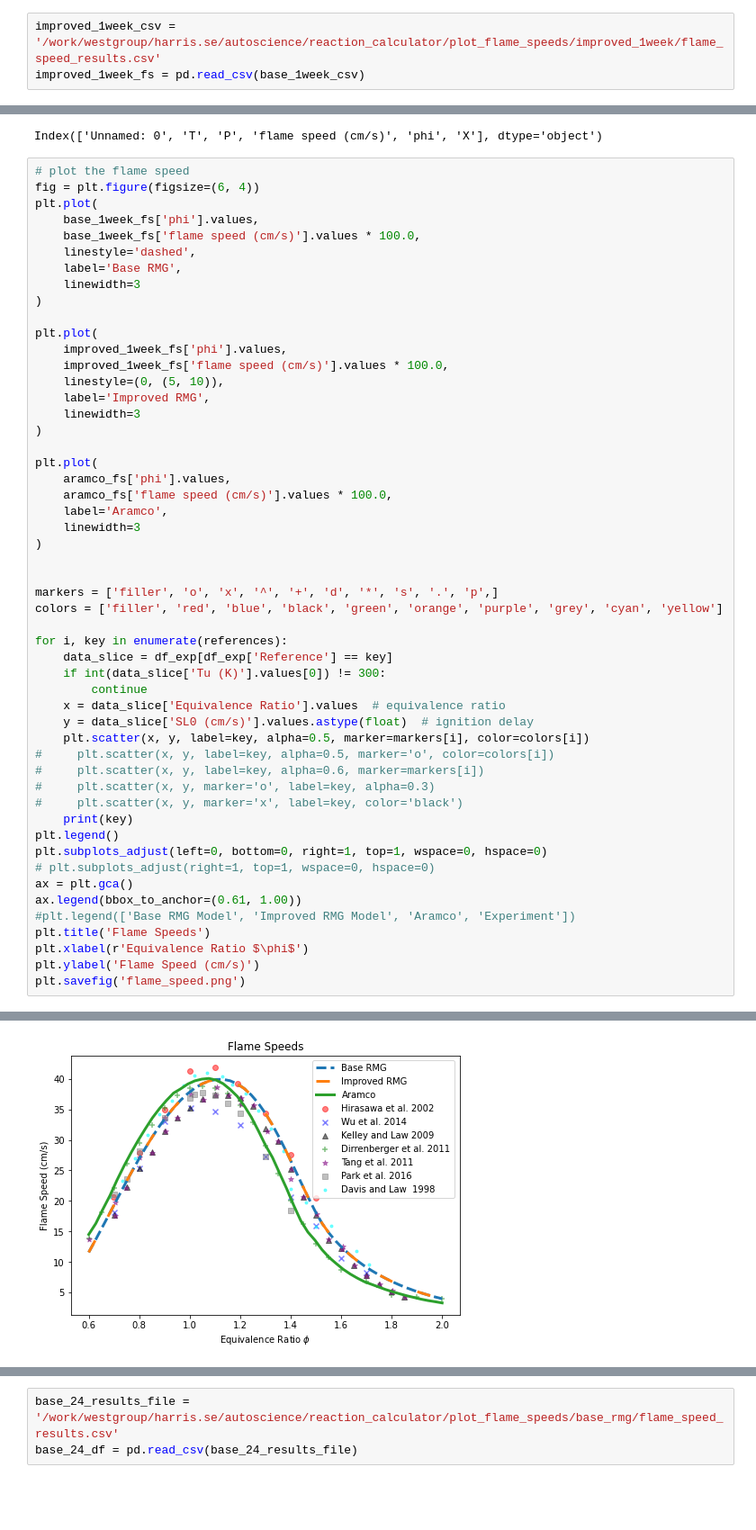
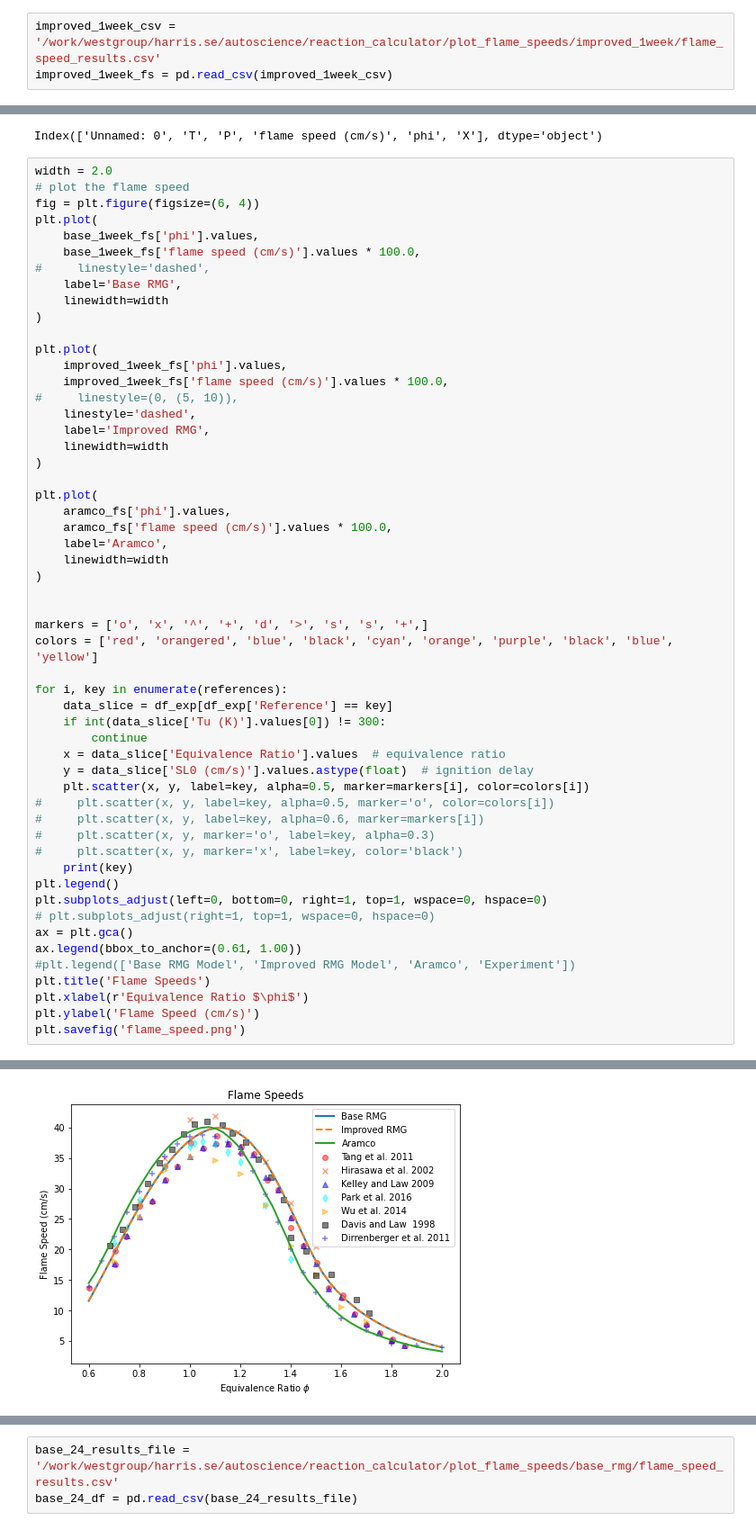
Before and after one commit to comocheng/autoscience_workflow, a Jupyter notebook: plot_flame_speeds/plot_flame_speeds.ipynb, the cells around one changed output, grey strips where cells are left out. Shown: that part at 90% size. Cells and saved outputs as stored; diff of their text form; blank space fills up the shorter version.

Commit message:
fix bug where base flame is loaded instead of improved one

```diff
--- a/plot_flame_speeds/plot_flame_speeds.ipynb
+++ b/plot_flame_speeds/plot_flame_speeds.ipynb
@@ -64,7 +64,7 @@ base_1week_fs = pd.read_csv(base_1week_csv)
 # print(base_1week_fs)
 # %%
 improved_1week_csv = '/work/westgroup/harris.se/autoscience/reaction_calculator/plot_flame_speeds/improved_1week/flame_speed_results.csv'
-improved_1week_fs = pd.read_csv(base_1week_csv)
+improved_1week_fs = pd.read_csv(improved_1week_csv)
 # %%
 aramco_csv = '/work/westgroup/harris.se/autoscience/reaction_calculator/plot_flame_speeds/aramco/flame_speed_results.csv'
 aramco_fs = pd.read_csv(aramco_csv)
@@ -73,34 +73,36 @@ aramco_fs.columns
 # %% [output]
 Index(['Unnamed: 0', 'T', 'P', 'flame speed (cm/s)', 'phi', 'X'], dtype='object')
 # %%
+width = 2.0
 # plot the flame speed
 fig = plt.figure(figsize=(6, 4))
 plt.plot(
     base_1week_fs['phi'].values,
     base_1week_fs['flame speed (cm/s)'].values * 100.0,
-    linestyle='dashed',
+#     linestyle='dashed',
     label='Base RMG',
-    linewidth=3
+    linewidth=width
 )
 
 plt.plot(
     improved_1week_fs['phi'].values,
     improved_1week_fs['flame speed (cm/s)'].values * 100.0,
-    linestyle=(0, (5, 10)),
+#     linestyle=(0, (5, 10)),
+    linestyle='dashed',
     label='Improved RMG',
-    linewidth=3
+    linewidth=width
 )
 
 plt.plot(
     aramco_fs['phi'].values,
     aramco_fs['flame speed (cm/s)'].values * 100.0,
     label='Aramco',
-    linewidth=3
+    linewidth=width
 )
 
 
-markers = ['filler', 'o', 'x', '^', '+', 'd', '*', 's', '.', 'p',]
-colors = ['filler', 'red', 'blue', 'black', 'green', 'orange', 'purple', 'grey', 'cyan', 'yellow']
+markers = ['o', 'x', '^', '+', 'd', '>', 's', 's', '+',]
+colors = ['red', 'orangered', 'blue', 'black', 'cyan', 'orange', 'purple', 'black', 'blue', 'yellow']
 
 for i, key in enumerate(references):
     data_slice = df_exp[df_exp['Reference'] == key]
@@ -135 +137 @@ Davis and Law  1998
-[figure, old version]
+[figure, new version]
```
Also changed, not shown: parts of 3 cells of this notebook.
